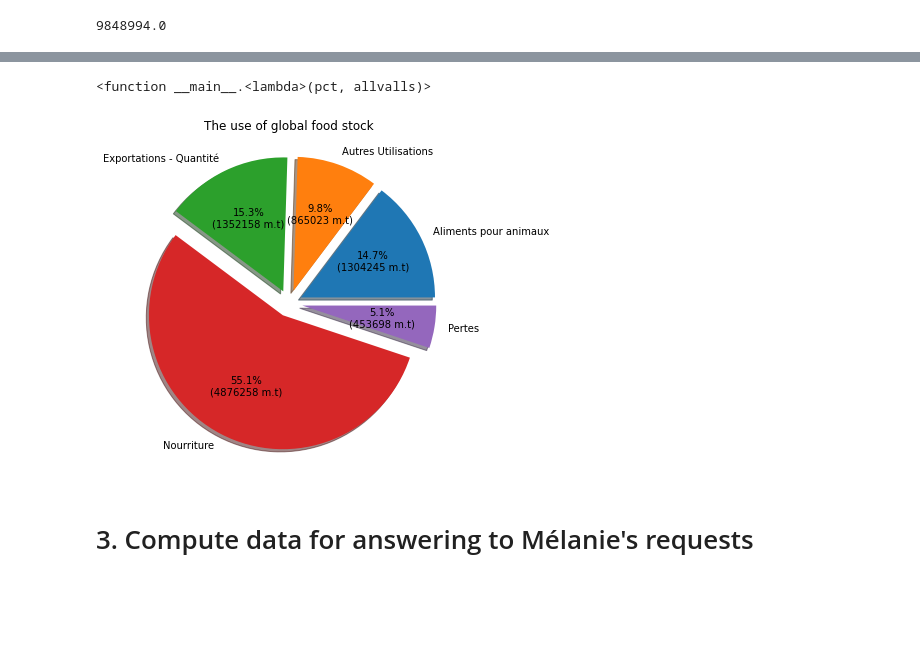
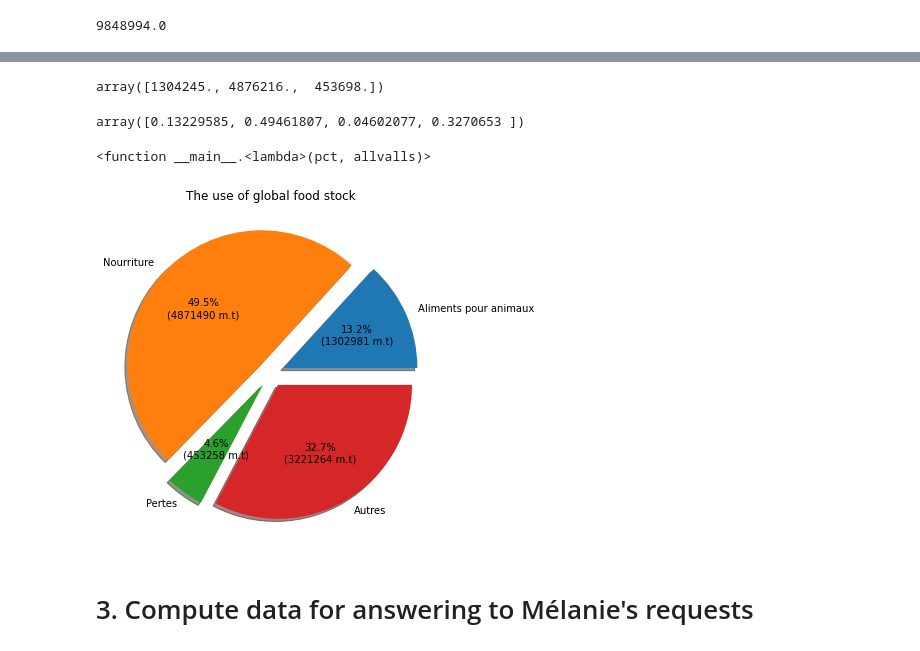
Before and after one commit to marcadeant/FAO-Analysis, a Jupyter notebook: notebook/P4OC-DataLab.ipynb, the cells around one changed output, grey strips where cells are left out. Saved outputs shown, nothing was run; the diff lists cells and outputs as text; code cells hidden in the pictures; blank space fills up the shorter version.

```diff
--- a/notebook/P4OC-DataLab.ipynb
+++ b/notebook/P4OC-DataLab.ipynb
@@ -419,6 +350,9 @@ size = dispo_alim_copy[['Aliments pour animaux', 'Autres Utilisations', 'Exporta
+# %%
+dispo_alim_copy['Disponibilité intérieure'] = dispo_alim_copy['Disponibilité intérieure'].replace(0, np.nan)
+dispo_alim_copy.dropna(how = 'all', subset = ['Disponibilité intérieure'], inplace = True)
 # %%
 dispo_alim_copy['Disponibilité intérieure'].sum()
 # %% [output]
 9848994.0
 # %%
-size / dispo_alim_copy['Disponibilité intérieure'].sum()
+somme_utilisation = dispo_alim_copy[['Aliments pour animaux','Nourriture','Pertes', 'Autres Utilisations','Semences','Traitement']].sum()
@@ -444,25 +367,37 @@ aide_alim['Valeur'].sum()
+# %%
+somme_utilisation[0:3].values
+# %% [output]
+array([1304245., 4876216.,  453698.])
+# %%
+prop_value = np.append(somme_utilisation[0:3], np.sum(somme_utilisation[3:].values))
+# %%
+prop_value / np.sum(prop_value)
+# %% [output]
+array([0.13229585, 0.49461807, 0.04602077, 0.3270653 ])
 # %%
-def func(pct, allvals):
-    absolute = int(np.round(pct/100. * np.sum(allvals)))
+def func(pct):
+    dispo_alim_totale = dispo_alim_copy['Disponibilité intérieure'].sum()
+    absolute = int(np.round(pct/100. * dispo_alim_totale))
     return "{:.1f}%\n({:d} m.t)".format(pct, absolute)
 # %%
 lambda pct, allvalls : func(pct,allvals)
 # %% [output]
 <function __main__.<lambda>(pct, allvalls)>
 # %%
-allvals = sum(size) -
+np.sum(dispo_alim_copy[0:3])
+prop_dispo_alim = prop_value / np.sum(prop_value)
 plt.figure(figsize=(6,10))
-plt.pie(x=size / allvals,
-        labels= ['Aliments pour animaux', 'Autres Utilisations', 'Exportations - Quantité','Nourriture', 'Pertes'],
+plt.pie(x=prop_dispo_alim,
+        labels= ['Aliments pour animaux', 'Nourriture', 'Pertes','Autres'],
         shadow = True,
-        autopct = lambda pct : func(pct,allvals),
+        autopct = lambda pct : func(pct),
         textprops=dict(color="black", size="10"),
-        explode = [0.1,0.1,0.1,0.1,0.1]
+        explode = [0.1,0.1,0.1,0.1]
        )
 plt.title("The use of global food stock")
 plt.show()
 # %% [output]
-[figure, old version]
+[figure, new version]
 # %% [markdown]
 # 3. Compute data for answering to Mélanie's requests
 # %% [markdown]
```
Also changed, not shown: parts of 94 cells of this notebook, 4 other files.
